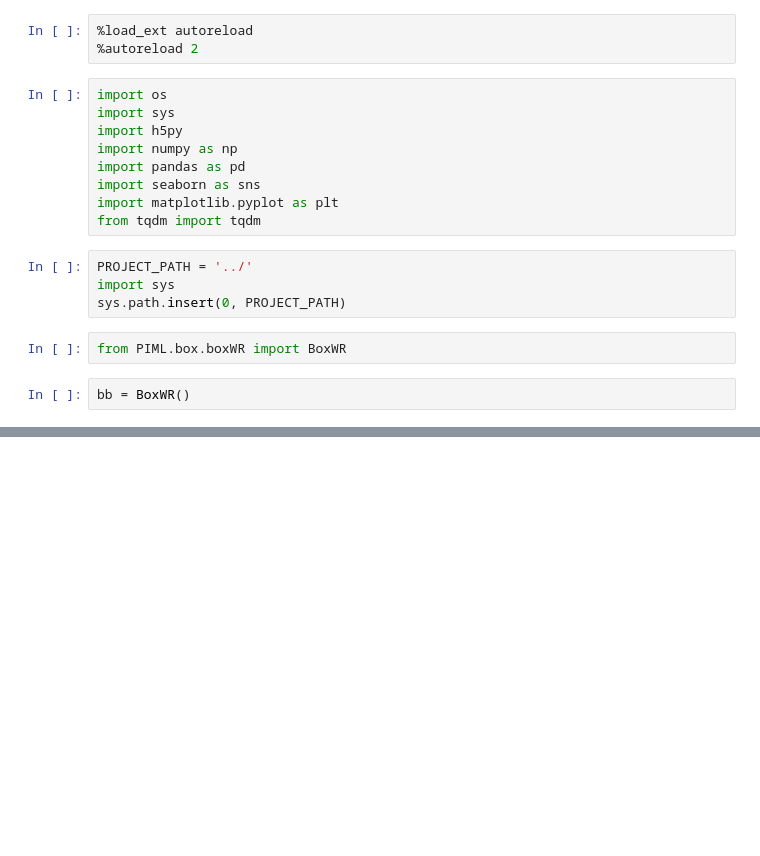
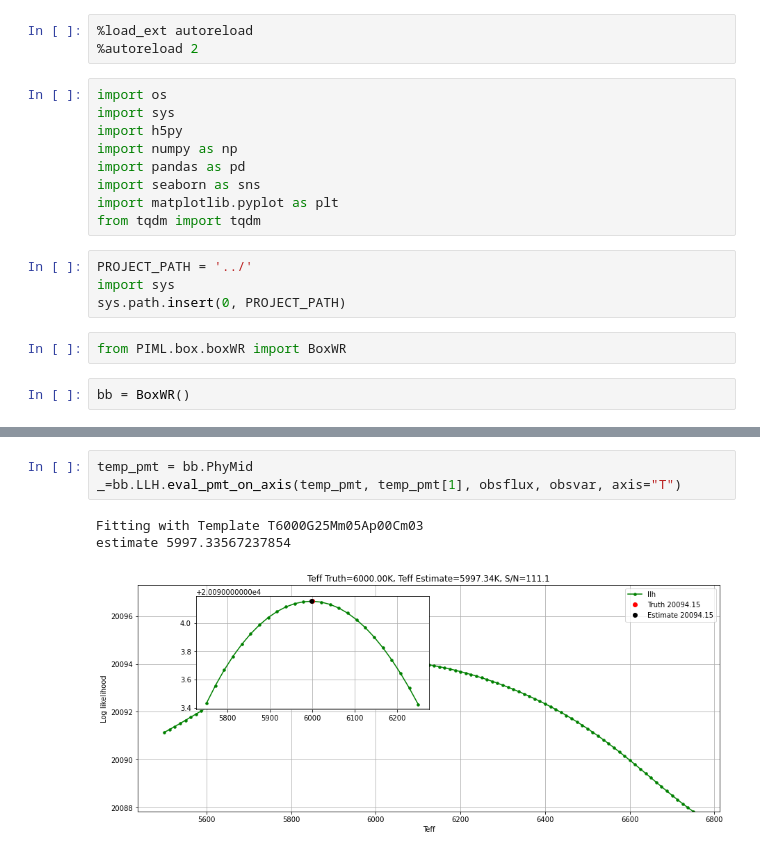
Before and after one commit to ViskaWei/PIML_v0, a Jupyter notebook: nb/test.ipynb, the cells around one changed output, grey strips where cells are left out. Drawn from its saved outputs; the diff is of its cells as text; blank space fills up the shorter version.

```diff
--- a/nb/test.ipynb
+++ b/nb/test.ipynb
@@ -42,0 +38,7 @@ bb.rbf([-2.0]
+# %%
+temp_pmt = bb.PhyMid
+_=bb.LLH.eval_pmt_on_axis(temp_pmt, temp_pmt[1], obsflux, obsvar, axis="T")
+# %% [output]
+Fitting with Template T6000G25Mm05Ap00Cm03
+estimate 5997.33567237854
+[figure, added]
```
Also changed, not shown: parts of 10 cells of this notebook, 6 other files.
